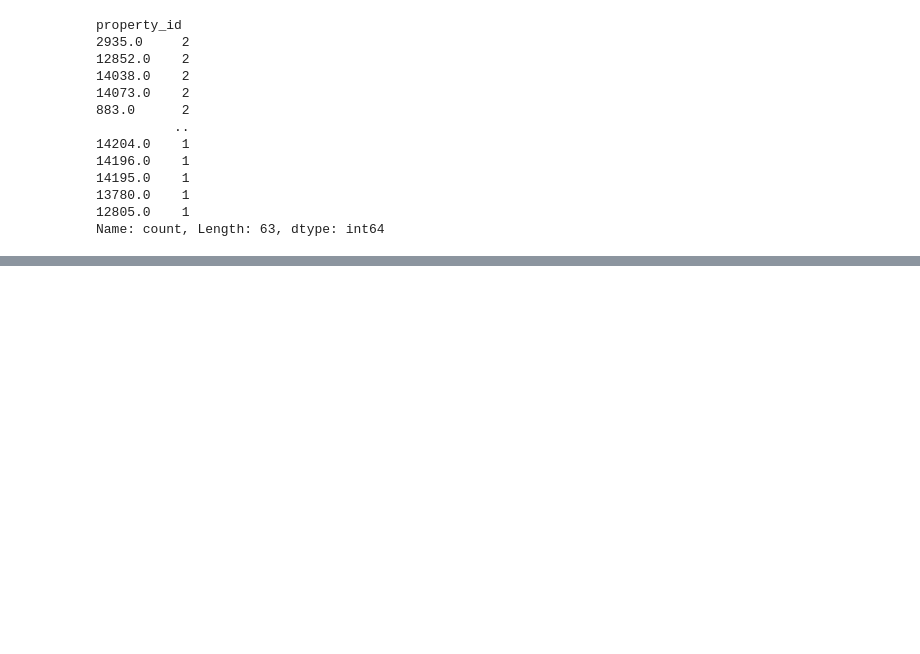
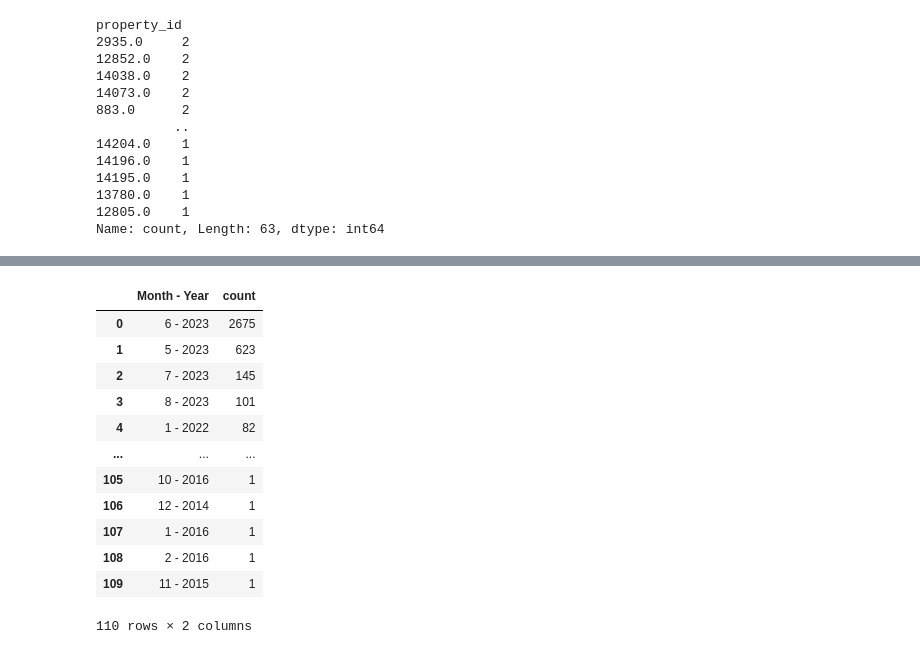
Before and after one commit to lemuel-cljteam/christina-team, a Jupyter notebook: followupboss/testings.ipynb, the cells around one changed output, grey strips where cells are left out. Saved outputs shown, nothing was run; the diff lists cells and outputs as text; code cells hidden in the pictures; blank space fills up the shorter version.

```diff
--- a/followupboss/testings.ipynb
+++ b/followupboss/testings.ipynb
@@ -2888,0 +2924,21 @@ Name: count, Length: 63, dtype: int64
+# %%
+df['created'] = pd.to_datetime(df['created'])
+df['Month'] = df['created'].dt.month
+df['Year'] = df['created'].dt.year
+df['Month - Year'] = df['created'].dt.month.astype('str') + " - " + df['created'].dt.year.astype('str')
+df_months = df['Month - Year'].value_counts().reset_index()
+df_months
+# %% [output]
+|  | Month - Year | count |
+| 0 | 6 - 2023 | 2675 |
+| 1 | 5 - 2023 | 623 |
+| 2 | 7 - 2023 | 145 |
+| 3 | 8 - 2023 | 101 |
+| 4 | 1 - 2022 | 82 |
+| ... | ... | ... |
+| 105 | 10 - 2016 | 1 |
+| 106 | 12 - 2014 | 1 |
+| 107 | 1 - 2016 | 1 |
+| 108 | 2 - 2016 | 1 |
+| 109 | 11 - 2015 | 1 |
+110 rows × 2 columns
```
Also changed, not shown: parts of 4 cells of this notebook, 9 other files.
